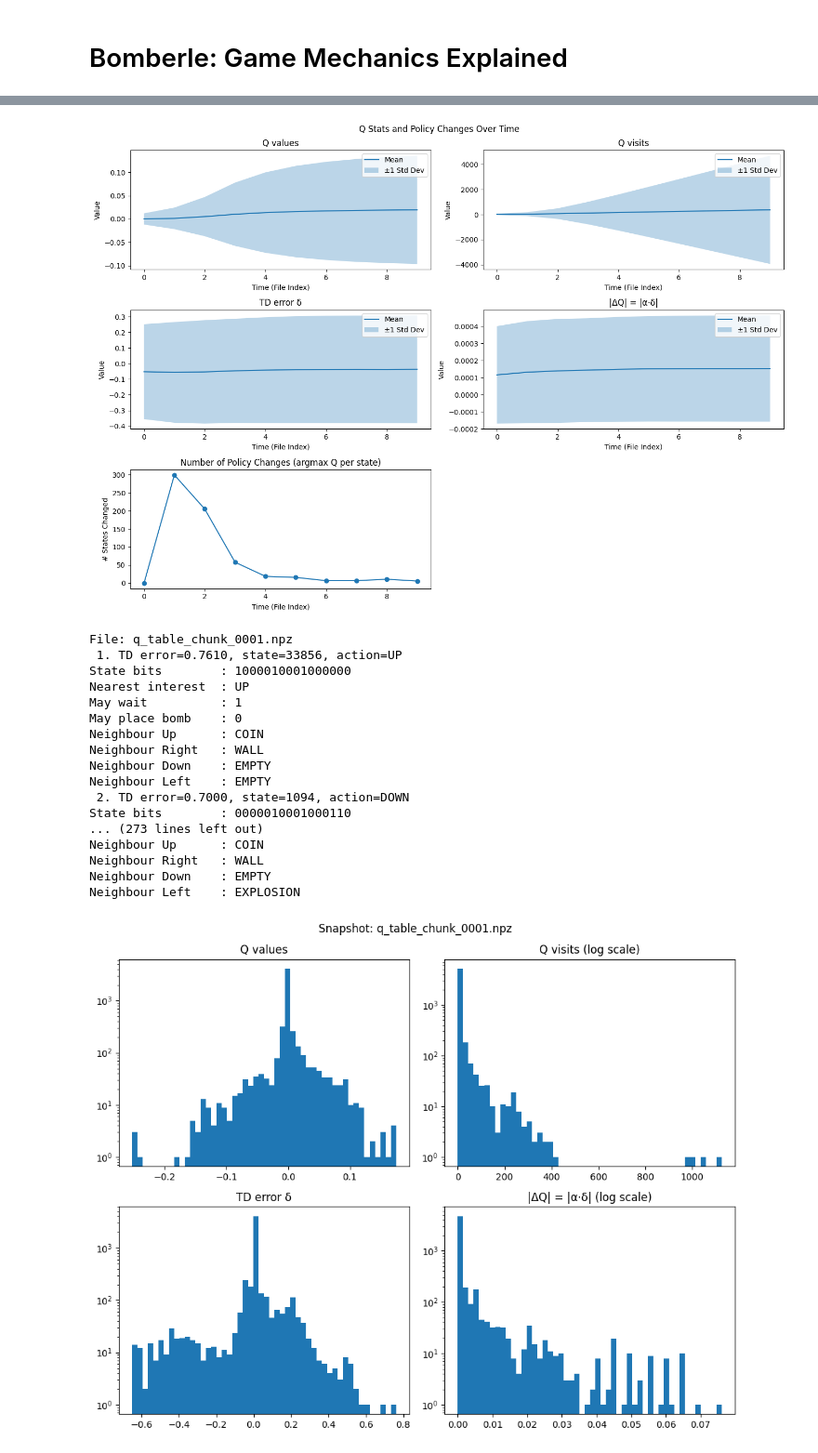
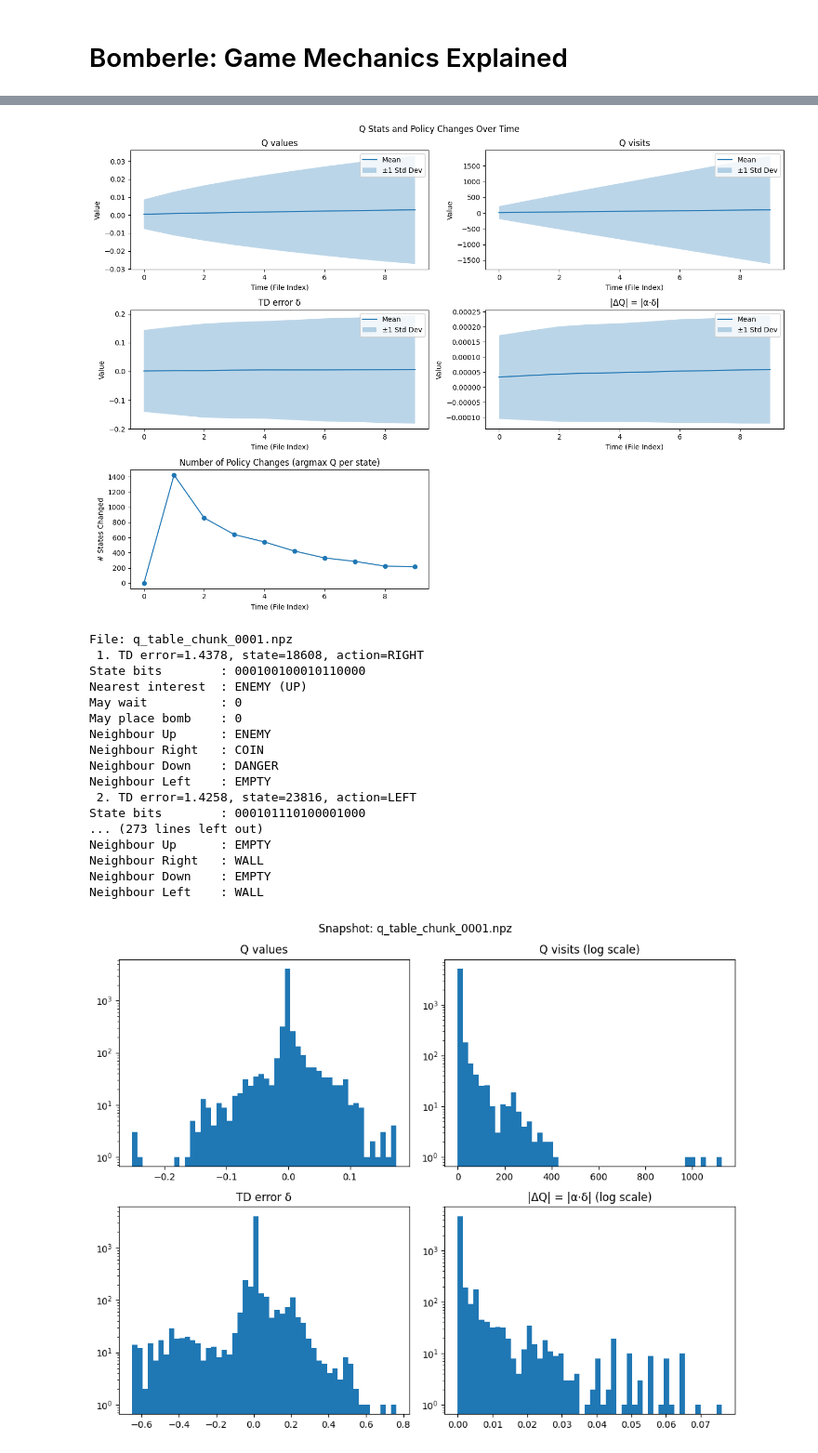
Before and after one commit to KunkelAlexander/bomberman_rl, a Jupyter notebook: blog.ipynb, the cells around one changed output, grey strips where cells are left out. Shown: that part at 93% size. Drawn from its saved outputs; the diff is of its cells as text; code cells hidden in the pictures.

Commit message:
Update allstar Q-table after regular training run.

```diff
--- a/blog.ipynb
+++ b/blog.ipynb
@@ -267,40 +267,40 @@ def plot_q_stats_and_policy_changes(folder):
     keys = ["q", "q_visits", "q_td_error", "q_update_mag"]
     titles = ["Q values", "Q visits", "TD error δ", "|ΔQ| = |α·δ|"]
 
     for ax, key, title in zip(axs.flat[:4], keys, titles):
         means = stats[key]["mean"]
         stds = stats[key]["std"]
         x = range(len(timestamps))
 
         ax.plot(x, means, label='Mean')
         ax.fill_between(x, np.array(means) - np.array(stds), np.array(means) + np.array(stds),
                         alpha=0.3, label='±1 Std Dev')
         ax.set_title(title)
         ax.set_xlabel("Time (File Index)")
         ax.set_ylabel("Value")
         ax.legend()
 
     # Plot policy changes
     axs[2, 0].plot(range(len(policy_changes)), policy_changes, marker='o')
     axs[2, 0].set_title("Number of Policy Changes (argmax Q per state)")
     axs[2, 0].set_xlabel("Time (File Index)")
     axs[2, 0].set_ylabel("# States Changed")
 
     # Hide unused subplot
     axs[2, 1].axis("off")
 
     plt.tight_layout()
     plt.show()
 
 # Example usage:
-plot_q_stats_and_policy_changes("agent_code/tq_coingrabber/dicts")
+plot_q_stats_and_policy_changes("agent_code/tq_allstar/dicts")
 # %% [output]
-[figure, old version]
+[figure, new version]
 # %%
 import os
 import numpy as np
 import matplotlib.pyplot as plt
-from helpers import describe_state, ACTS
+from q_helpers import describe_state, ACTS
 top_n = 3
 def print_highest_td_error_states(folder):
     files = sorted([f for f in os.listdir(folder) if f.endswith(".npz")])
@@ -345,25 +345,25 @@ def print_highest_td_error_states(folder):
 
 
 # Example usage:
-print_highest_td_error_states("agent_code/tq_cratehero/dicts")
+print_highest_td_error_states("agent_code/tq_allstar/dicts")
 # %% [output]
 File: q_table_chunk_0001.npz
- 1. TD error=0.7610, state=33856, action=UP
-State bits        : 1000010001000000
-Nearest interest  : UP
-May wait          : 1
+ 1. TD error=1.4378, state=18608, action=RIGHT
+State bits        : 000100100010110000
+Nearest interest  : ENEMY (UP)
+May wait          : 0
 May place bomb    : 0
-Neighbour Up      : COIN
+Neighbour Up      : ENEMY
+Neighbour Right   : COIN
+Neighbour Down    : DANGER
+Neighbour Left    : EMPTY
+ 2. TD error=1.4258, state=23816, action=LEFT
+State bits        : 000101110100001000
+... (273 lines left out)
+Neighbour Up      : EMPTY
 Neighbour Right   : WALL
 Neighbour Down    : EMPTY
-Neighbour Left    : EMPTY
- 2. TD error=0.7000, state=1094, action=DOWN
-State bits        : 0000010001000110
-... (273 lines left out)
-Neighbour Up      : COIN
-Neighbour Right   : WALL
-Neighbour Down    : EMPTY
-Neighbour Left    : EXPLOSION
+Neighbour Left    : WALL
 # %%
 import os
 import numpy as np
```
Also changed, not shown: parts of 7 cells of this notebook, 2 other files.
